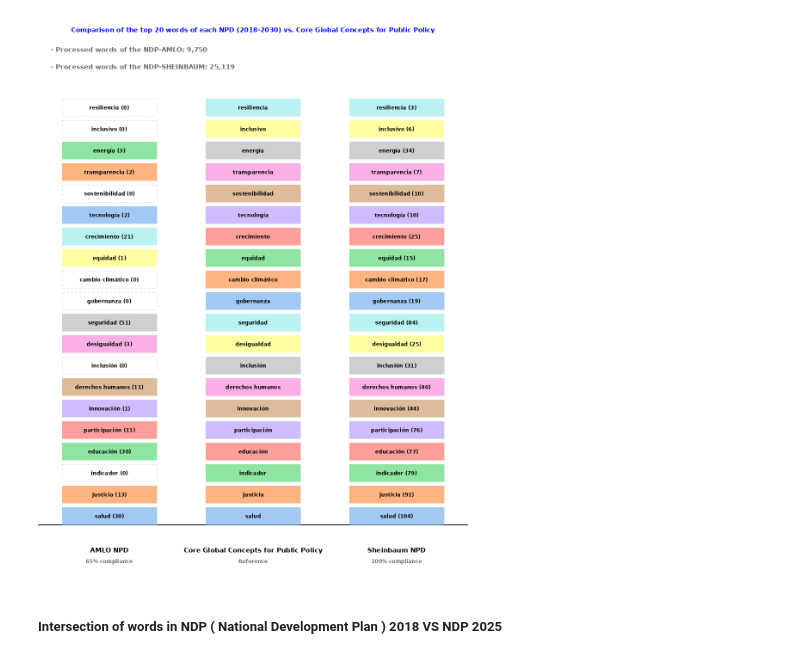
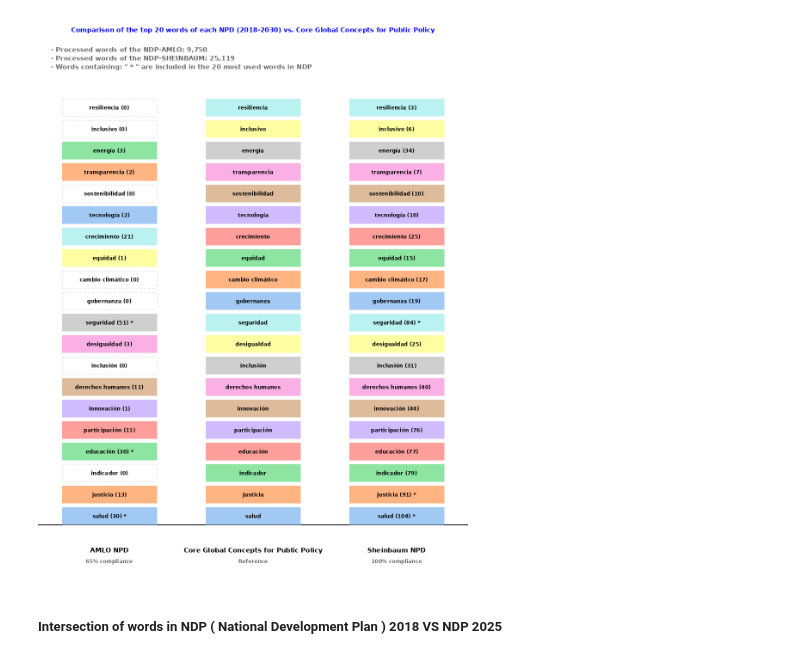
Before and after one commit to hiramdsmx/AnalyticPND2019, a Jupyter notebook: ComparativePNDS.ipynb, the cells around one changed output. Drawn from its saved outputs; the diff is of its cells as text; code cells hidden in the pictures.

Commit message:
update graph comp_pnds, including * to see top 20 words

```diff
--- a/ComparativePNDS.ipynb
+++ b/ComparativePNDS.ipynb
@@ -72,7 +72,7 @@ padding = 10
 draw.line([(0, start_y), (width, start_y)], fill="black", width=2)
 
 # Función para dibujar palabras apiladas únicas con conteo
-def draw_grouped_words(counts_dict, x_center):
+def draw_grouped_words(counts_dict, x_center,dic_name):
     y = start_y
     color_index = 0
     for word in keywords:
@@ -100,6 +100,16 @@ def draw_grouped_words(counts_dict, x_center):
                 draw.line([(rect[2], i), (rect[2], i+step)], fill=box_color)
 
         label = f"{word} ({count})"
+
+        # add * for top 20 words
+        if dic_name == "amlo_counts":
+            if count >= 22:
+                label += " *"
+        else:
+            if count >= 82:
+                label += " *"
+
+        # Dibujar el rectángulo y el texto
         draw.text(
             (x_center, y - box_height / 2),
             label,
@@ -128,47 +138,53 @@ def draw_reference_words(words, x_center):
         y -= box_height + padding
 
 # Dibujar columnas
-draw_grouped_words(amlo_counts, section_x[0])
+draw_grouped_words(amlo_counts, section_x[0],"amlo_counts")
 draw_reference_words(keywords, section_x[1])
-draw_grouped_words(sheinbaum_counts, section_x[2])
+draw_grouped_words(sheinbaum_counts, section_x[2],"she_counts")
 
-# Etiquetas abajo
+
+# Under labels
 draw.text((section_x[0], height - 60), "AMLO NPD", font=title_font, fill="black", anchor="mm")
 draw.text((section_x[1], height - 60), "Core Global Concepts for Public Policy", font=title_font, fill="black", anchor="mm")
 draw.text((section_x[2], height - 60), "Sheinbaum NPD", font=title_font, fill="black", anchor="mm")
+
+
 
 # Dibujar el texto en la parte superior del gráfico alineado a la izquierda
 header_text_graph = f"Comparison of the top 20 words of each NPD (2018-2030) vs. Core Global Concepts for Public Policy"
 header_text_amlo = f"- Processed words of the NDP-AMLO: {icount_words_amlo:,}"
 header_text_she = f"- Processed words of the NDP-SHEINBAUM: {icount_words_she:,}"
+header_text_ast = f'- Words containing: " * " are included in the 20 most used words in NDP'
 
 #draw.text((30, 30), header_text_graph, font=title_font, fill="blue", anchor="lt")
 draw.text((width // 2, 30), header_text_graph, font=title_font, fill="blue", anchor="mm")
 draw.text((30, 70), header_text_amlo, font=title_font, fill="dimgray", anchor="lt")
-draw.text((30, 110), header_text_she, font=title_font, fill="dimgray", anchor="lt")
+draw.text((30, 90), header_text_she, font=title_font, fill="dimgray", anchor="lt")
+draw.text((30, 110), header_text_ast, font=title_font, fill="dimgray", anchor="lt")
+
 
 # Calcular porcentaje de cumplimiento
 total_keywords = len(keywords)
 amlo_matched = sum(1 for word in keywords if amlo_counts.get(word, 0) > 0)
 she_matched = sum(1 for word in keywords if sheinbaum_counts.get(word, 0) > 0)
 
 amlo_pct = int(round(100 * amlo_matched / total_keywords, 1))
 she_pct = int(round(100 * she_matched / total_keywords, 1))
 
 # Dibujar los porcentajes de cumplimiento debajo de las etiquetas
 draw.text((section_x[0], height - 35), f"{amlo_pct}% compliance", font=font, fill="dimgray", anchor="mm")
 draw.text((section_x[1], height - 35), "Reference", font=font, fill="dimgray", anchor="mm")
 draw.text((section_x[2], height - 35), f"{she_pct}% compliance", font=font, fill="dimgray", anchor="mm")
 path_img = "results/images/comp_pnds.png"
 
 # save and show the image
 img.save(path_img)
 #img.show()
 #muestra la imagen com_pnds.png dentro del jupyter
 from IPython.display import Image
 Image(filename=path_img)
 # %% [output]
-[figure, old version]
+[figure, new version]
 # %% [markdown]
 ##### Intersection of words in NDP ( National Development Plan ) 2018 VS NDP 2025
 # %%
```
Also changed, not shown: 1 other file.
